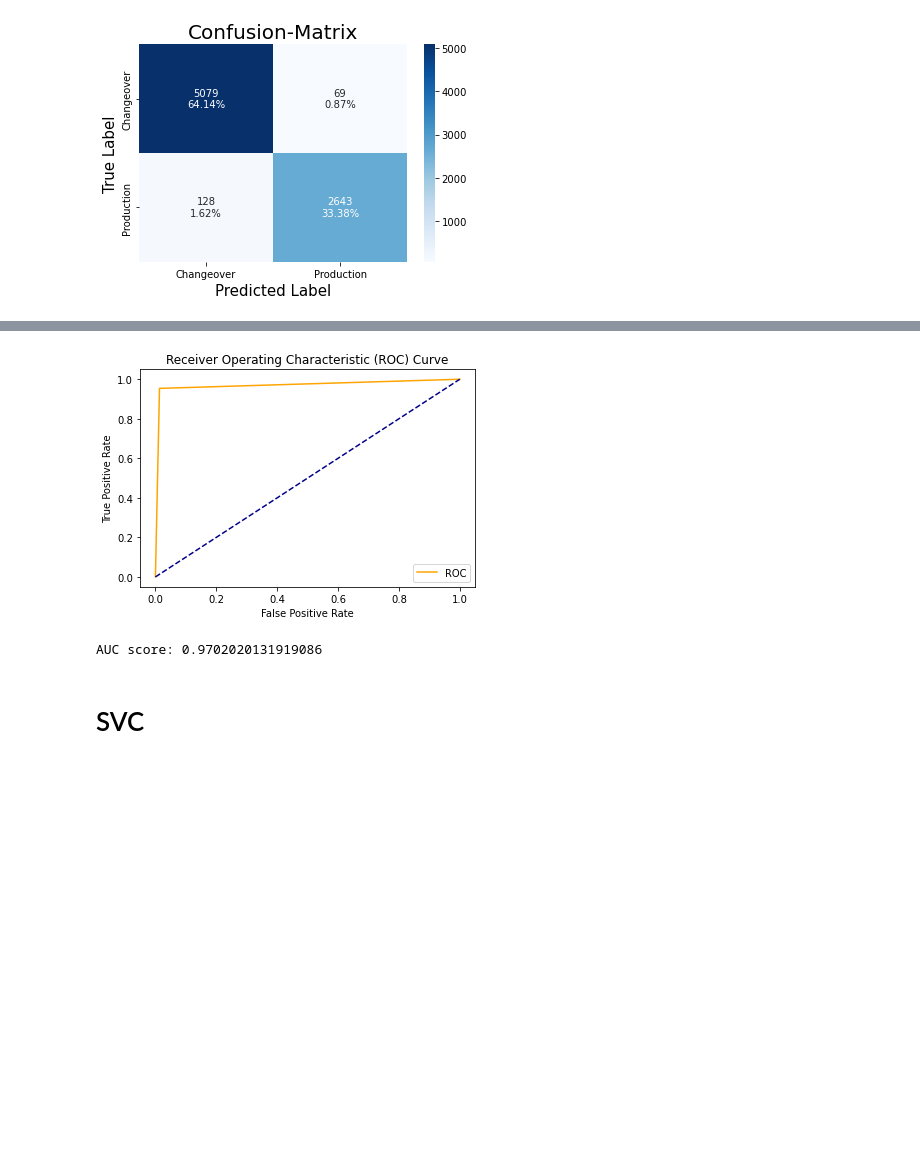
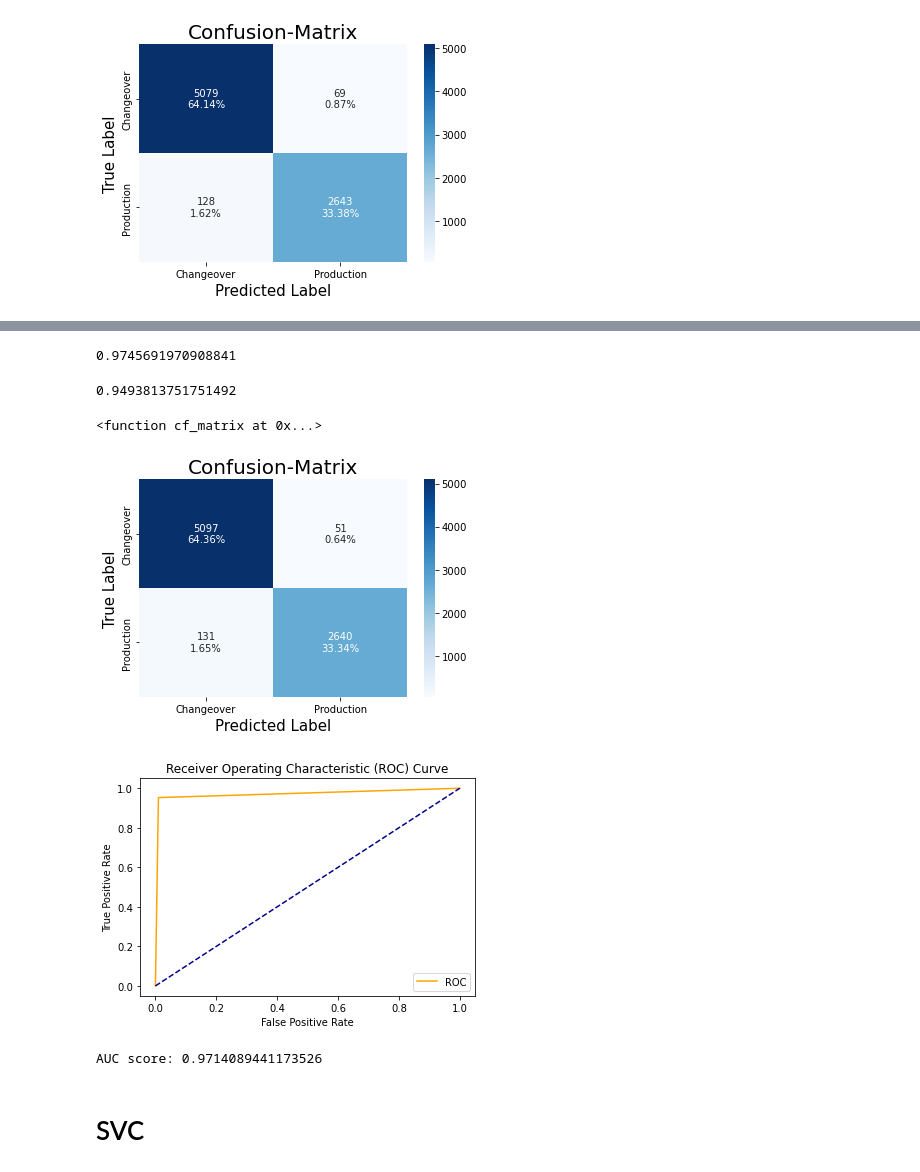
Before and after one commit to ValdsteiN/OBerA-Enhanced-Changeover-Detection-in-Industry-4.0-environments-with-Machine-Learning, a Jupyter notebook: Enhanced Changeover Detection in Industry 4.0 environments with Machine Learning.ipynb, the cells around one changed output, grey strips where cells are left out. Cells and saved outputs as stored; diff of their text form; code cells hidden in the pictures; blank space fills up the shorter version.

```diff
--- a/Enhanced Changeover Detection in Industry 4.0 environments with Machine Learning.ipynb
+++ b/Enhanced Changeover Detection in Industry 4.0 environments with Machine Learning.ipynb
@@ -379,0 +389,9 @@ cf_matrix(test_labels,y_pred_RF)
+# %%
+# Create an Extra Trees classifer object
+clf_ET = ExtraTreesClassifier(n_estimators=250, n_jobs=-1, max_features=1)
+
+# Train Extra Trees Classifer
+clf_ET = clf_ET.fit(train_features,train_labels)
+
+# Predict the response for test dataset
+y_pred_ET = clf_ET.predict(test_features)
@@ -380,9 +410,25 @@ cf_matrix(test_labels,y_pred_RF)
+# %%
+f1_ET = f1_score(test_labels, y_pred_ET, average='macro')
+f1_ET
+# %% [output]
+0.9745691970908841
+# %%
+MCC_ET = matthews_corrcoef(test_labels, y_pred_ET)
+MCC_ET
+# %% [output]
+0.9493813751751492
+# %%
+# Plot the confusion matrix for the Extra Trees
+cf_matrix(test_labels,y_pred_ET)
+# %% [output]
+<function cf_matrix at 0x...>
+[figure, added]
 # %%
 # Plot the ROC curve and get the AUC score for the Decision Tree
-plot_roc_curve(clf_RF)
+plot_roc_curve(clf_ET)
 # %% [output]
 [figure]
-AUC score: 0.9702020131919086
+AUC score: 0.9714089441173526
 # %% [markdown]
 # SVC
 # %% [markdown]
```
Also changed, not shown: parts of 26 cells of this notebook.
